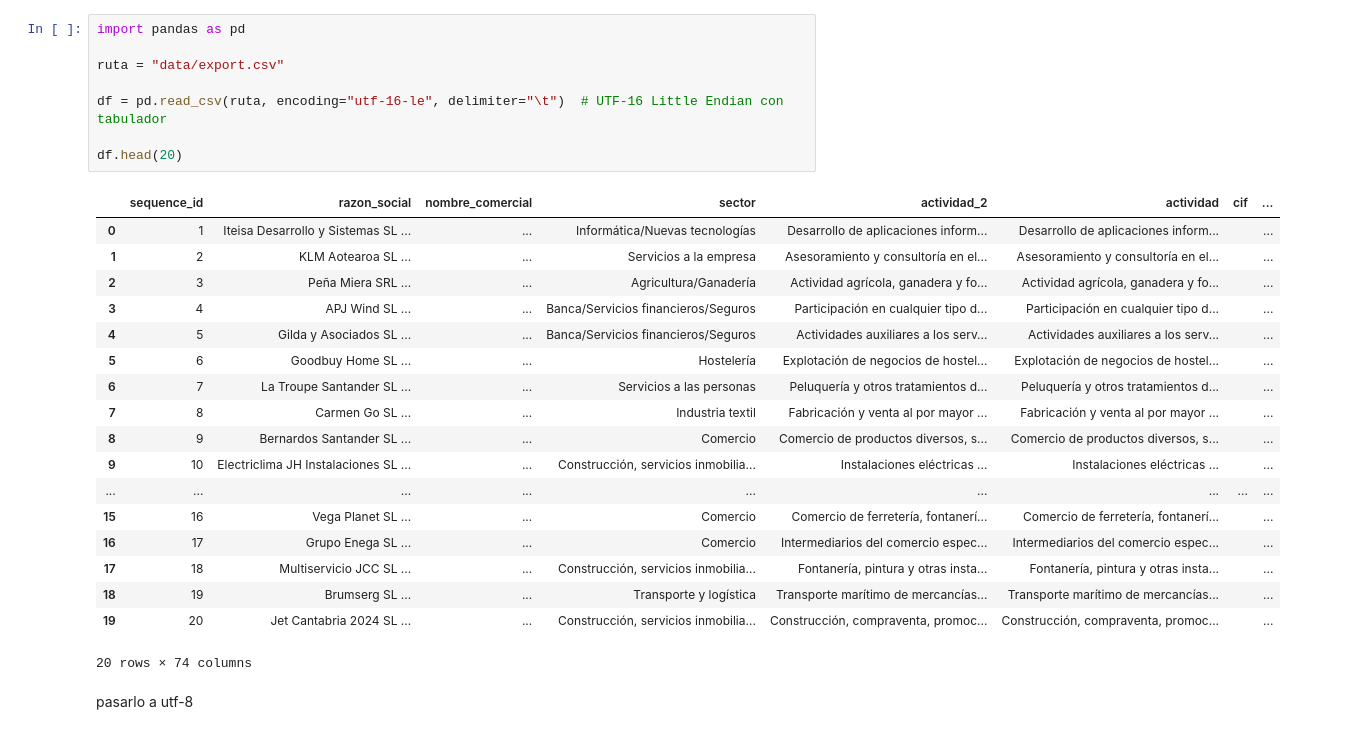
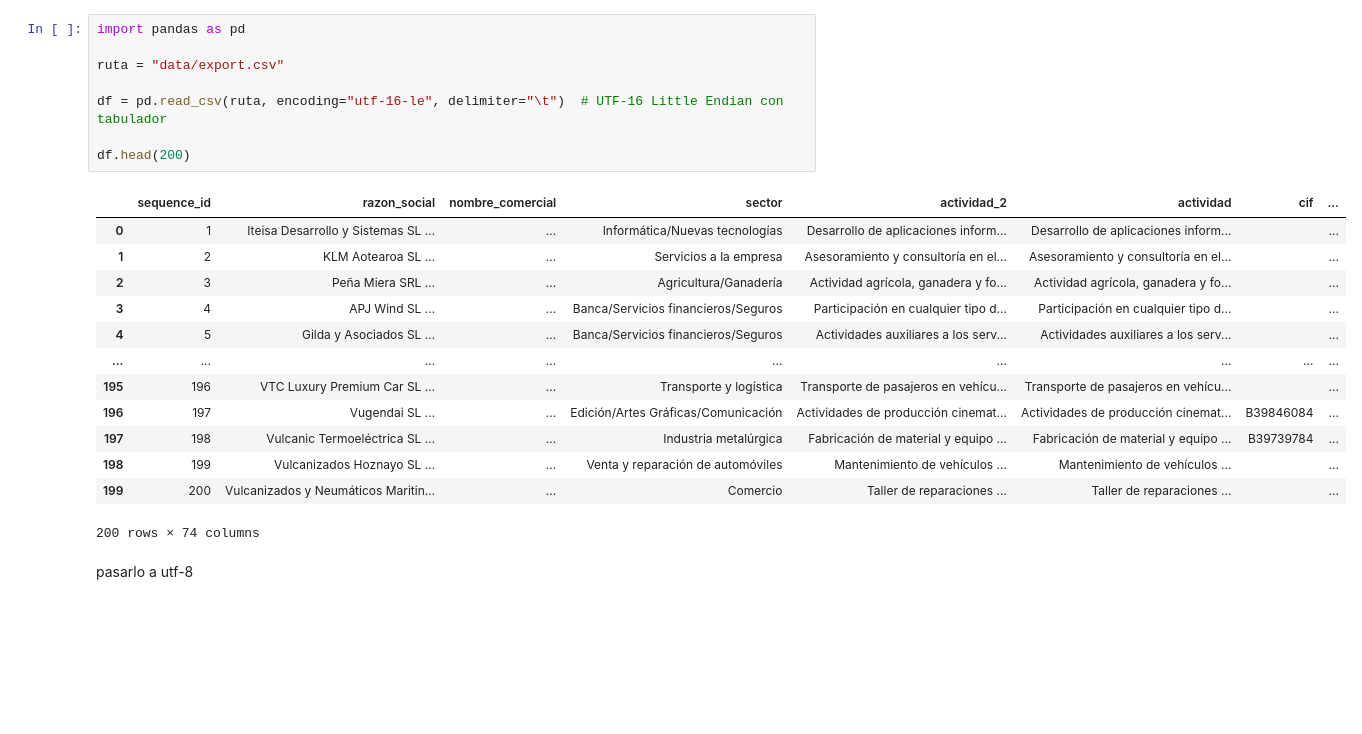
Before and after one commit to IAclickestrategia25/Formulario, a Jupyter notebook: clickestrategia/tranformacion_csv.ipynb, the cells around one changed output. Drawn from its saved outputs; the diff is of its cells as text; blank space fills up the shorter version.

```diff
--- a/clickestrategia/tranformacion_csv.ipynb
+++ b/clickestrategia/tranformacion_csv.ipynb
@@ -1,30 +1,25 @@
 # %%
 import pandas as pd
 
 ruta = "data/export.csv"
 
 df = pd.read_csv(ruta, encoding="utf-16-le", delimiter="\t")  # UTF-16 Little Endian con tabulador
 
-df.head(20)
+df.head(200)
 # %% [output]
 |  | sequence_id | razon_social | nombre_comercial | sector | actividad_2 | actividad | cif | ... |
 | 0 | 1 | Iteisa Desarrollo y Sistemas SL ... | ... | Informática/Nuevas tecnologías | Desarrollo de aplicaciones inform... | Desarrollo de aplicaciones inform... |  | ... |
 | 1 | 2 | KLM Aotearoa SL ... | ... | Servicios a la empresa | Asesoramiento y consultoría en el... | Asesoramiento y consultoría en el... |  | ... |
 | 2 | 3 | Peña Miera SRL ... | ... | Agricultura/Ganadería | Actividad agrícola, ganadera y fo... | Actividad agrícola, ganadera y fo... |  | ... |
 | 3 | 4 | APJ Wind SL ... | ... | Banca/Servicios financieros/Seguros | Participación en cualquier tipo d... | Participación en cualquier tipo d... |  | ... |
 | 4 | 5 | Gilda y Asociados SL ... | ... | Banca/Servicios financieros/Seguros | Actividades auxiliares a los serv... | Actividades auxiliares a los serv... |  | ... |
-| 5 | 6 | Goodbuy Home SL ... | ... | Hostelería | Explotación de negocios de hostel... | Explotación de negocios de hostel... |  | ... |
-| 6 | 7 | La Troupe Santander SL ... | ... | Servicios a las personas | Peluquería y otros tratamientos d... | Peluquería y otros tratamientos d... |  | ... |
-| 7 | 8 | Carmen Go SL ... | ... | Industria textil | Fabricación y venta al por mayor ... | Fabricación y venta al por mayor ... |  | ... |
-| 8 | 9 | Bernardos Santander SL ... | ... | Comercio | Comercio de productos diversos, s... | Comercio de productos diversos, s... |  | ... |
-| 9 | 10 | Electriclima JH Instalaciones SL ... | ... | Construcción, servicios inmobilia... | Instalaciones eléctricas ... | Instalaciones eléctricas ... |  | ... |
 | ... | ... | ... | ... | ... | ... | ... | ... | ... |
-| 15 | 16 | Vega Planet SL ... | ... | Comercio | Comercio de ferretería, fontanerí... | Comercio de ferretería, fontanerí... |  | ... |
-| 16 | 17 | Grupo Enega SL ... | ... | Comercio | Intermediarios del comercio espec... | Intermediarios del comercio espec... |  | ... |
-| 17 | 18 | Multiservicio JCC SL ... | ... | Construcción, servicios inmobilia... | Fontanería, pintura y otras insta... | Fontanería, pintura y otras insta... |  | ... |
-| 18 | 19 | Brumserg SL ... | ... | Transporte y logística | Transporte marítimo de mercancías... | Transporte marítimo de mercancías... |  | ... |
-| 19 | 20 | Jet Cantabria 2024 SL ... | ... | Construcción, servicios inmobilia... | Construcción, compraventa, promoc... | Construcción, compraventa, promoc... |  | ... |
+| 195 | 196 | VTC Luxury Premium Car SL ... | ... | Transporte y logística | Transporte de pasajeros en vehícu... | Transporte de pasajeros en vehícu... |  | ... |
+| 196 | 197 | Vugendai SL ... | ... | Edición/Artes Gráficas/Comunicación | Actividades de producción cinemat... | Actividades de producción cinemat... | B39846084 | ... |
+| 197 | 198 | Vulcanic Termoeléctrica SL ... | ... | Industria metalúrgica | Fabricación de material y equipo ... | Fabricación de material y equipo ... | B39739784 | ... |
+| 198 | 199 | Vulcanizados Hoznayo SL ... | ... | Venta y reparación de automóviles | Mantenimiento de vehículos ... | Mantenimiento de vehículos ... |  | ... |
+| 199 | 200 | Vulcanizados y Neumáticos Maritin... | ... | Comercio | Taller de reparaciones ... | Taller de reparaciones ... |  | ... |
-20 rows × 74 columns
+200 rows × 74 columns
 # %% [markdown]
 pasarlo a utf-8
 # %%
```
Also changed, not shown: parts of 14 cells of this notebook.
